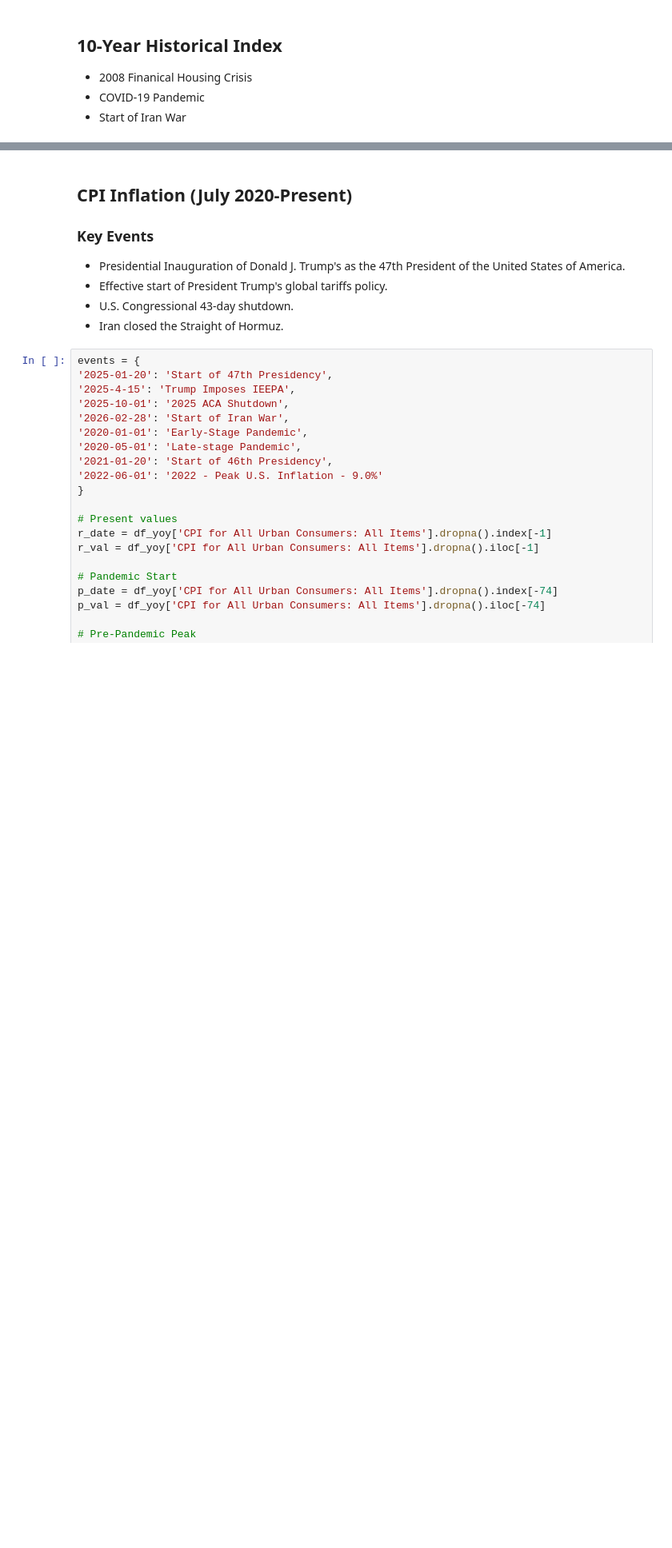
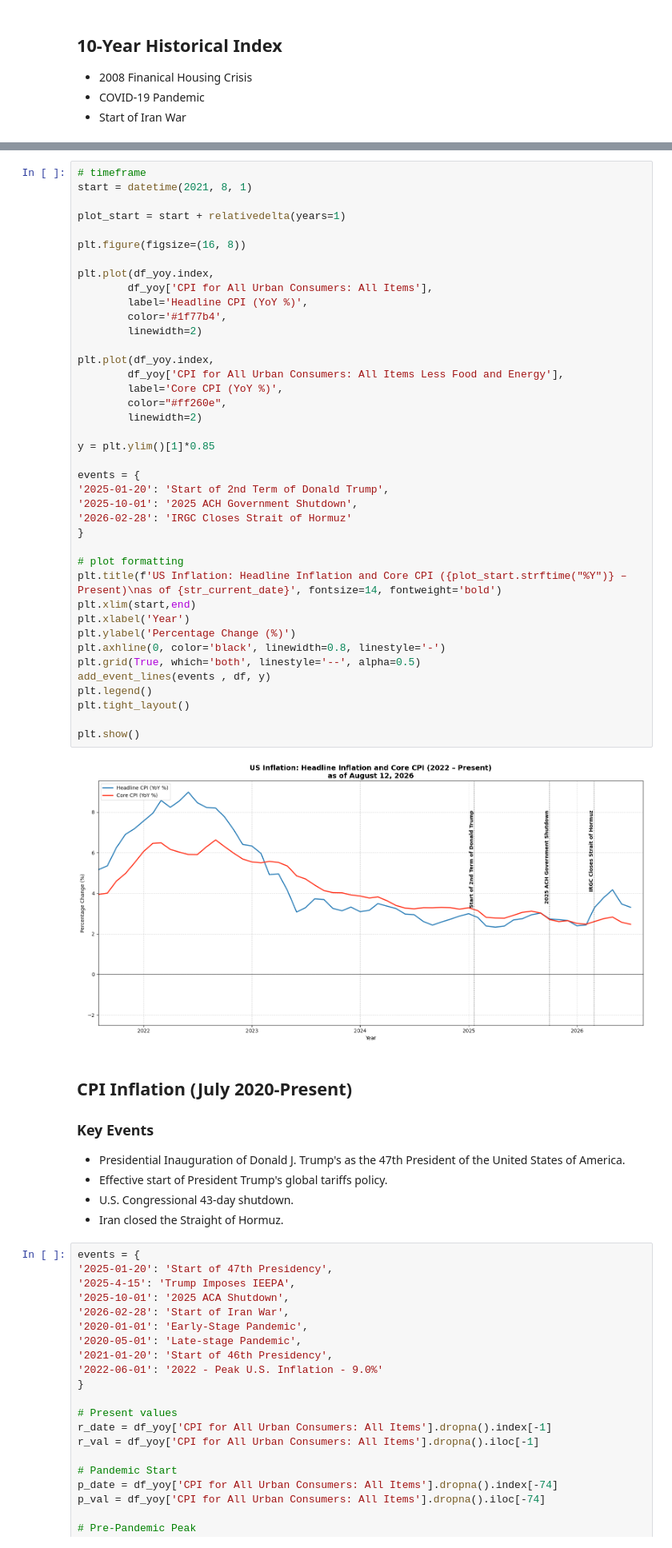
Before and after one commit to B-Ali04/Introduction-to-Machine-Learning-Using-Python-, a Jupyter notebook: 6. Applied Case Studies/U.S. Consumer Inflation and Expenditures Report.ipynb, the cells around one changed output, grey strips where cells are left out. Shown at 80% size. Drawn from its saved outputs; the diff is of its cells as text; blank space fills up the shorter version.

```diff
--- a/6. Applied Case Studies/U.S. Consumer Inflation and Expenditures Report.ipynb
+++ b/6. Applied Case Studies/U.S. Consumer Inflation and Expenditures Report.ipynb
@@ -259,3 +262,45 @@ plt.show()
+# %%
+# timeframe
+start = datetime(2021, 8, 1)
+
+plot_start = start + relativedelta(years=1)
+
+plt.figure(figsize=(16, 8))
+
+plt.plot(df_yoy.index,
+        df_yoy['CPI for All Urban Consumers: All Items'],
+        label='Headline CPI (YoY %)',
+        color='#1f77b4',
+        linewidth=2)
+
+plt.plot(df_yoy.index,
+        df_yoy['CPI for All Urban Consumers: All Items Less Food and Energy'],
+        label='Core CPI (YoY %)',
+        color="#ff260e",
+        linewidth=2)
+
+y = plt.ylim()[1]*0.85
+
+events = {
+'2025-01-20': 'Start of 2nd Term of Donald Trump',
+'2025-10-01': '2025 ACH Government Shutdown',
+'2026-02-28': 'IRGC Closes Strait of Hormuz'
+}
+
+# plot formatting
+plt.title(f'US Inflation: Headline Inflation and Core CPI ({plot_start.strftime("%Y")} – Present)\nas of {str_current_date}', fontsize=14, fontweight='bold')
+plt.xlim(start,end)
+plt.xlabel('Year')
+plt.ylabel('Percentage Change (%)')
+plt.axhline(0, color='black', linewidth=0.8, linestyle='-')
+plt.grid(True, which='both', linestyle='--', alpha=0.5)
+add_event_lines(events , df, y)
+plt.legend()
+plt.tight_layout()
+
+plt.show()
+# %% [output]
+[figure, added]
 # %% [markdown]
 ## CPI Inflation (July 2020-Present)
 ### Key Events
```
Also changed, not shown: parts of 7 cells of this notebook.
